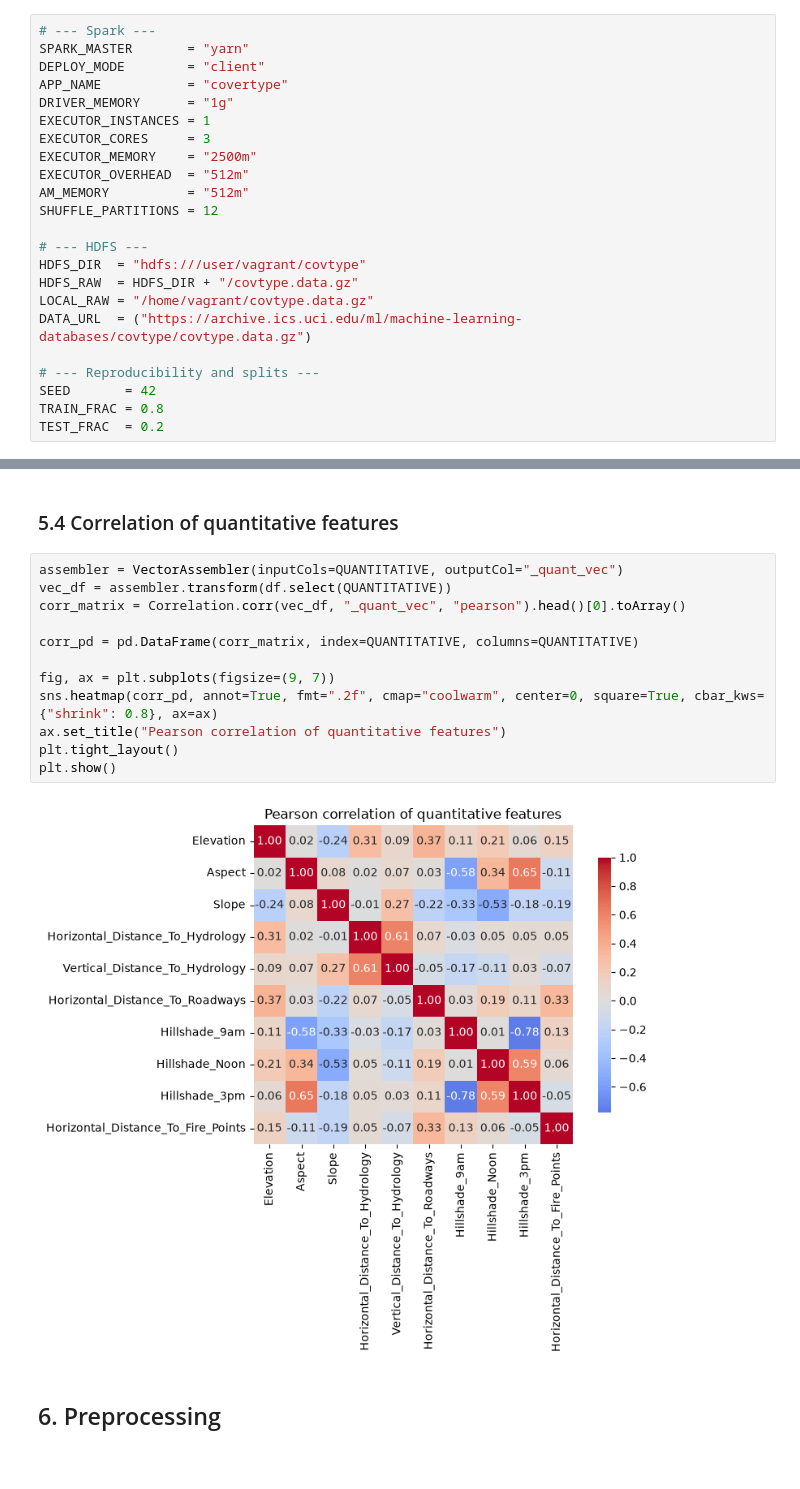
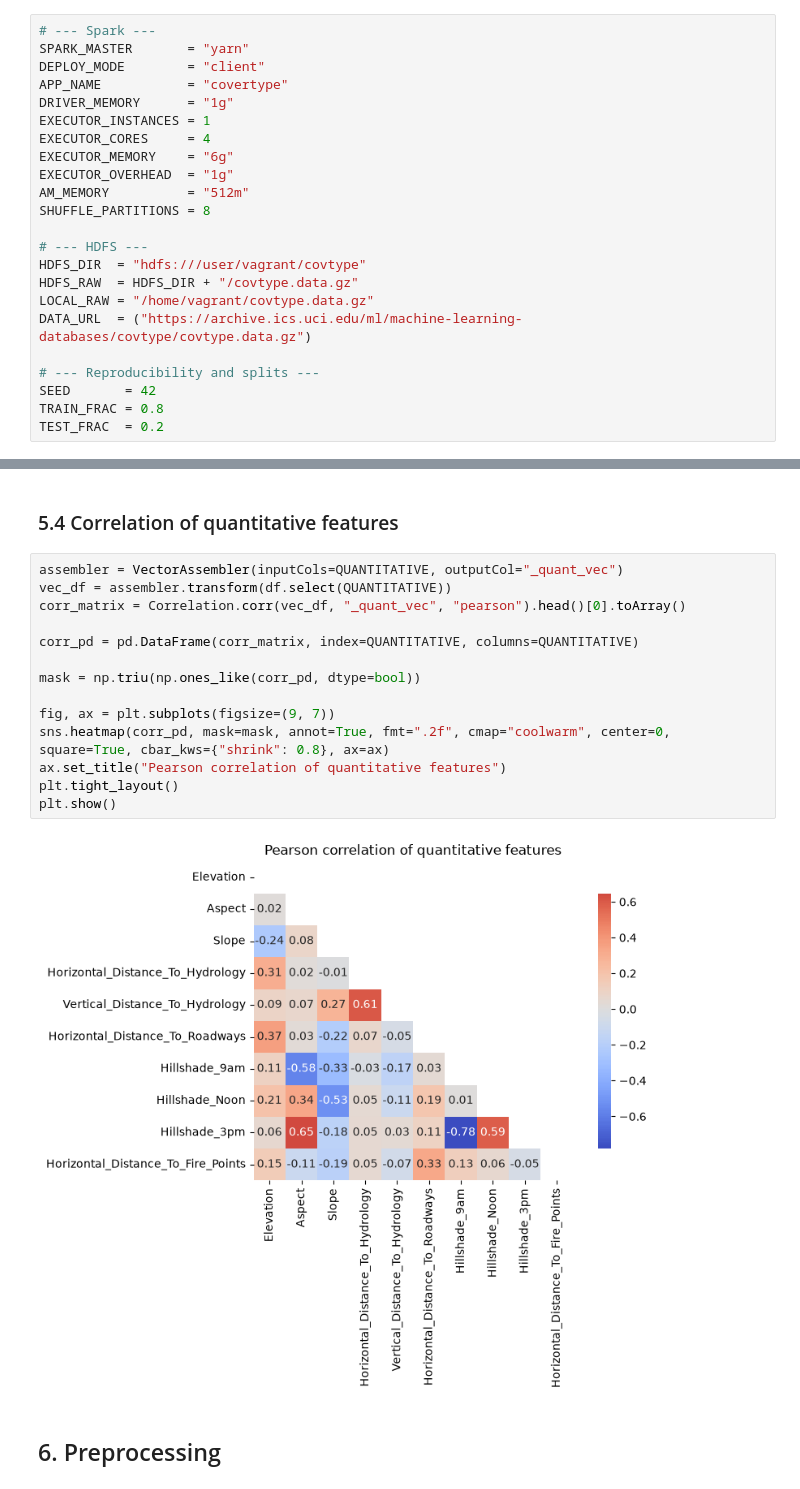
Before and after one commit to TouringHydra3/BDATM-Project, a Jupyter notebook: main.ipynb, the cells around one changed output, grey strips where cells are left out. Cells and saved outputs as stored; diff of their text form.

```diff
--- a/main.ipynb
+++ b/main.ipynb
@@ -29,11 +29,11 @@ DEPLOY_MODE        = "client"
 APP_NAME           = "covertype"
 DRIVER_MEMORY      = "1g"
 EXECUTOR_INSTANCES = 1
-EXECUTOR_CORES     = 3
-EXECUTOR_MEMORY    = "2500m"
-EXECUTOR_OVERHEAD  = "512m"
+EXECUTOR_CORES     = 4
+EXECUTOR_MEMORY    = "6g"
+EXECUTOR_OVERHEAD  = "1g"
 AM_MEMORY          = "512m"
-SHUFFLE_PARTITIONS = 12
+SHUFFLE_PARTITIONS = 8
 
 # --- HDFS ---
 HDFS_DIR  = "hdfs:///user/vagrant/covtype"
@@ -312,17 +312,19 @@ plt.show()
 # %%
 assembler = VectorAssembler(inputCols=QUANTITATIVE, outputCol="_quant_vec")
 vec_df = assembler.transform(df.select(QUANTITATIVE))
 corr_matrix = Correlation.corr(vec_df, "_quant_vec", "pearson").head()[0].toArray()
 
 corr_pd = pd.DataFrame(corr_matrix, index=QUANTITATIVE, columns=QUANTITATIVE)
 
+mask = np.triu(np.ones_like(corr_pd, dtype=bool))
+
 fig, ax = plt.subplots(figsize=(9, 7))
-sns.heatmap(corr_pd, annot=True, fmt=".2f", cmap="coolwarm", center=0, square=True, cbar_kws={"shrink": 0.8}, ax=ax)
+sns.heatmap(corr_pd, mask=mask, annot=True, fmt=".2f", cmap="coolwarm", center=0, square=True, cbar_kws={"shrink": 0.8}, ax=ax)
 ax.set_title("Pearson correlation of quantitative features")
 plt.tight_layout()
 plt.show()
 # %% [output]
-[figure, old version]
+[figure, new version]
 # %% [markdown]
 ## 6. Preprocessing
 # %%
```
Also changed, not shown: parts of 18 cells of this notebook, 1 other file.
